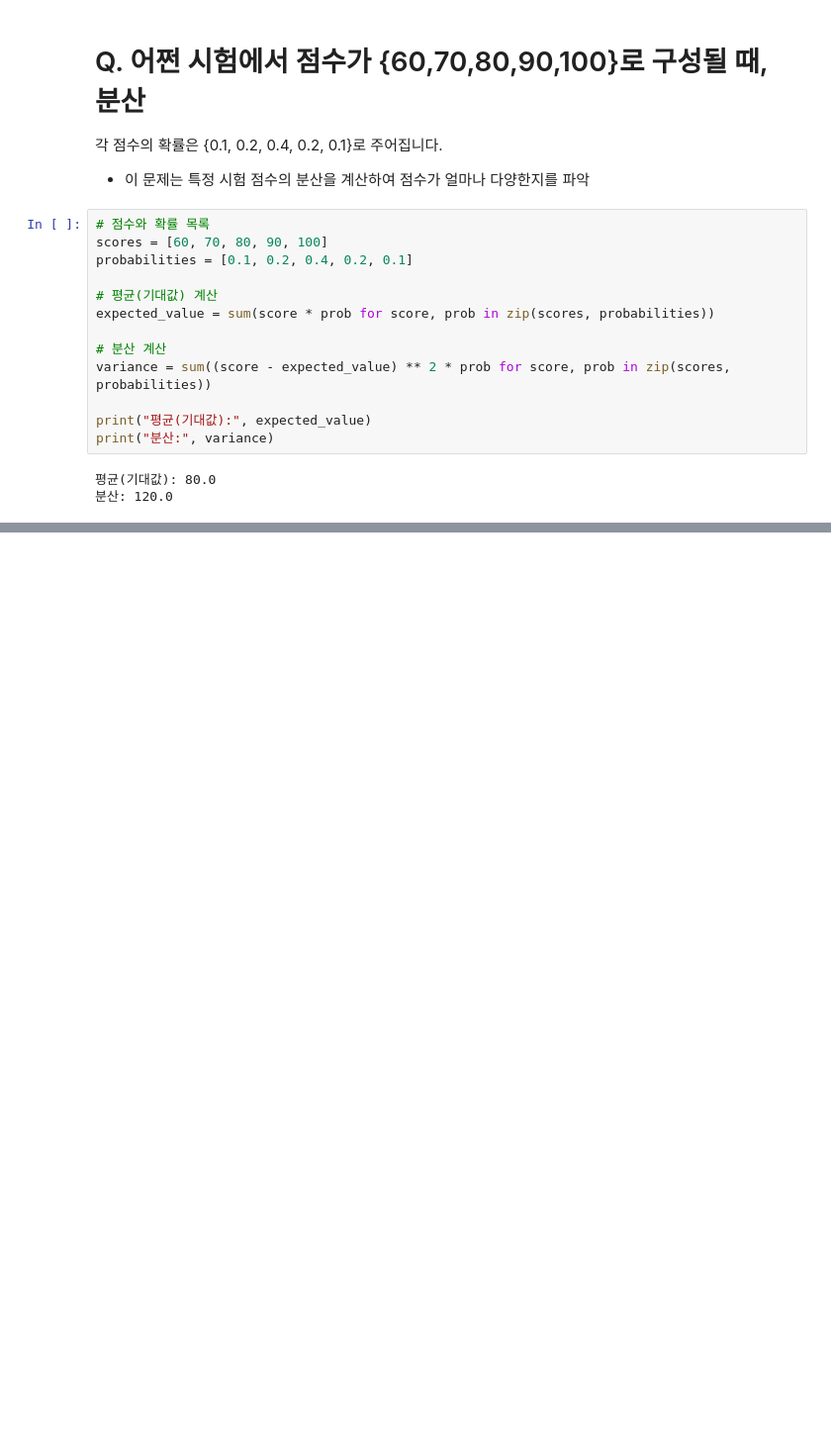
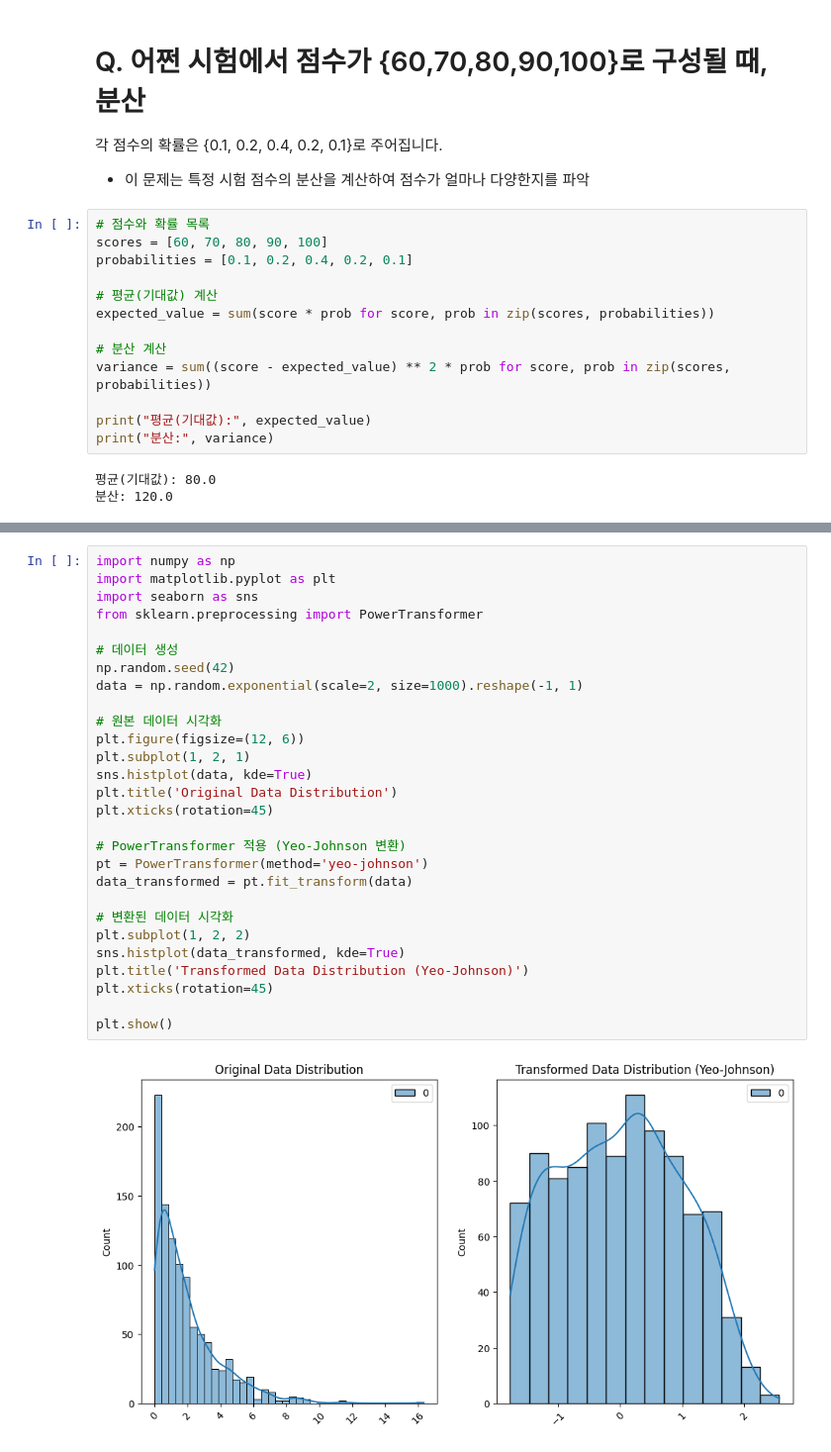
Before and after one commit to windyday0622/windyday, a Jupyter notebook: m3_분석 라이브러리/ stat.ipynb, the cells around one changed output, grey strips where cells are left out. Shown at 99% size. Cells and saved outputs as stored; diff of their text form; blank space fills up the shorter version.

```diff
--- a/m3_분석 라이브러리/ stat.ipynb
+++ b/m3_분석 라이브러리/ stat.ipynb
@@ -509,0 +692,30 @@ print("분산:", variance)
+# %%
+import numpy as np
+import matplotlib.pyplot as plt
+import seaborn as sns
+from sklearn.preprocessing import PowerTransformer
+
+# 데이터 생성
+np.random.seed(42)
+data = np.random.exponential(scale=2, size=1000).reshape(-1, 1)
+
+# 원본 데이터 시각화
+plt.figure(figsize=(12, 6))
+plt.subplot(1, 2, 1)
+sns.histplot(data, kde=True)
+plt.title('Original Data Distribution')
+plt.xticks(rotation=45)
+
+# PowerTransformer 적용 (Yeo-Johnson 변환)
+pt = PowerTransformer(method='yeo-johnson')
+data_transformed = pt.fit_transform(data)
+
+# 변환된 데이터 시각화
+plt.subplot(1, 2, 2)
+sns.histplot(data_transformed, kde=True)
+plt.title('Transformed Data Distribution (Yeo-Johnson)')
+plt.xticks(rotation=45)
+
+plt.show()
+# %% [output]
+[figure, added]
```
Also changed, not shown: parts of 10 cells of this notebook.
